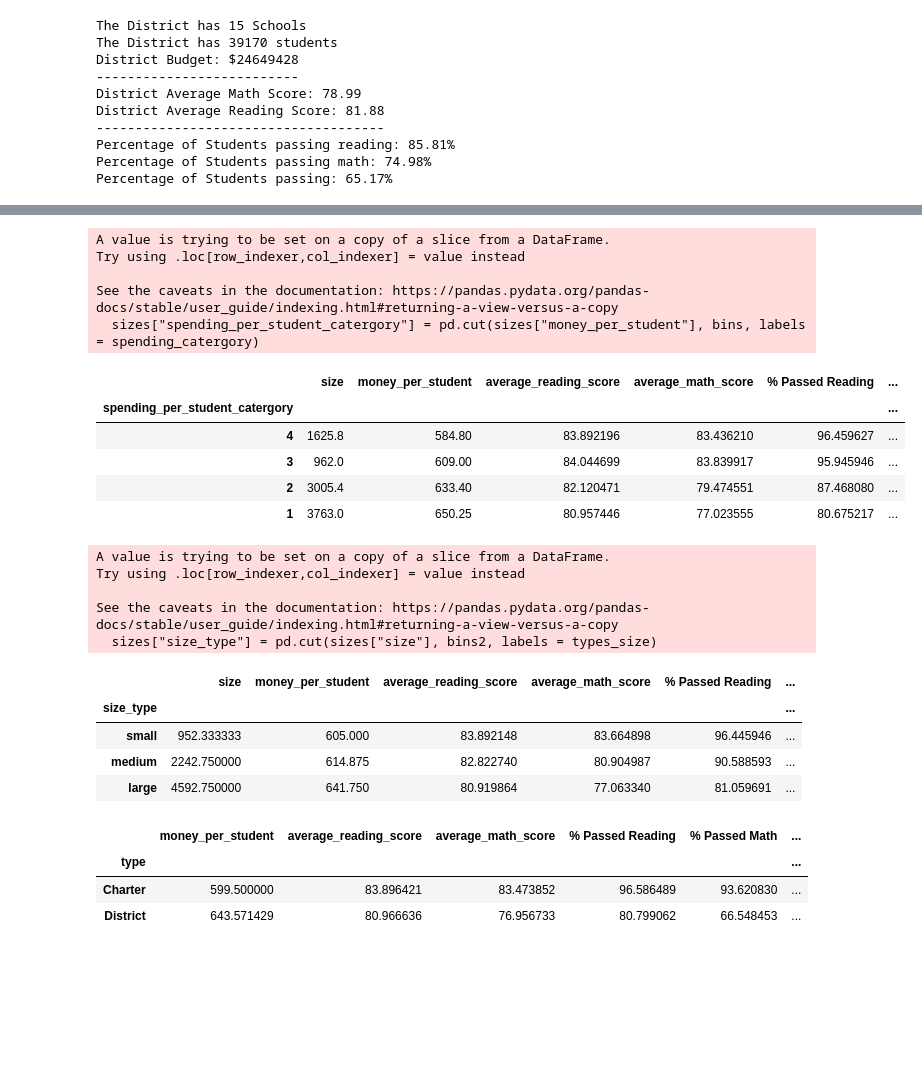
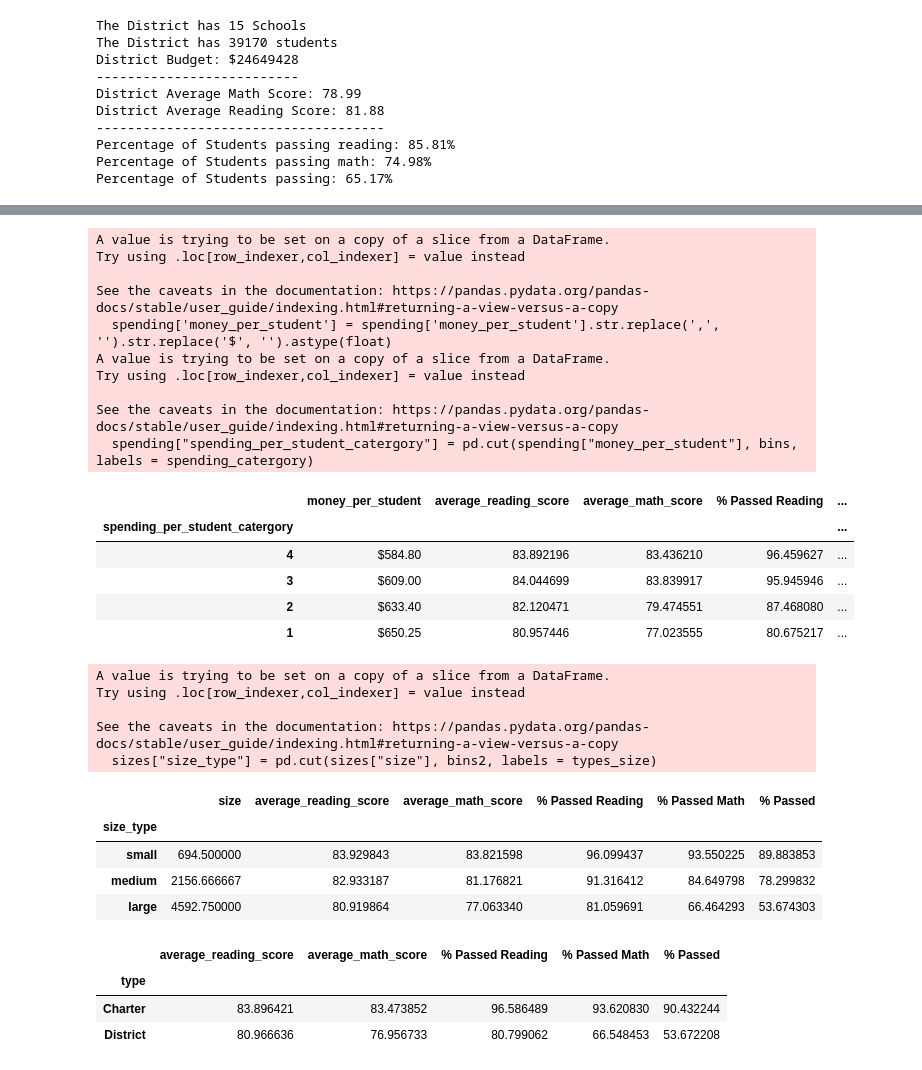
Before and after one commit to J-Schea29/Pandas-Challenge, a Jupyter notebook: Untitled.ipynb, the cells around one changed output, grey strips where cells are left out. Cells and saved outputs as stored; diff of their text form; code cells hidden in the pictures; blank space fills up the shorter version.

```diff
--- a/Untitled.ipynb
+++ b/Untitled.ipynb
@@ -207,6 +179,8 @@ merged_data2["% Passed"] = (merged_data2["total"]/merged_data2["size"]) *int(100
 del merged_data2["passed_reading"]
 del merged_data2["passed_math"]
 del merged_data2["total"]
+merged_data2["budget"] = merged_data2["budget"].astype(float).map("${:,.2f}".format)
+merged_data2["money_per_student"] = merged_data2["money_per_student"].astype(float).map("${:,.2f}".format)
 merged_data2
 # %% [output]
 |  | School ID | school_name | type | size | budget | average_reading_score | average_math_score | ... |
@@ -300,29 +274,39 @@ mean_grade2
 # %%
 #7 Scores by School Spending
 spending = merged_data2[["money_per_student", "average_reading_score",
                       "average_math_score", "% Passed Reading", "% Passed Math", "% Passed"]]
+
+spending['money_per_student'] = spending['money_per_student'].str.replace(',', '').str.replace('$', '').astype(float)
+
 bins = [550, 600, 620, 640, 660]
 spending_catergory = [4, 3, 2, 1]
-sizes["spending_per_student_catergory"] = pd.cut(sizes["money_per_student"], bins, labels = spending_catergory)
-spending_catergory = sizes.groupby(["spending_per_student_catergory"])
-spending_catergory.mean()
+spending["spending_per_student_catergory"] = pd.cut(spending["money_per_student"], bins, labels = spending_catergory)
+spending_catergory = spending.groupby(["spending_per_student_catergory"])
+mean_spending = spending_catergory.mean()
+mean_spending["money_per_student"] = mean_spending["money_per_student"].astype(float).map("${:,.2f}".format)
+mean_spending
 # %% [output]
 A value is trying to be set on a copy of a slice from a DataFrame.
 Try using .loc[row_indexer,col_indexer] = value instead
 
 See the caveats in the documentation: https://pandas.pydata.org/pandas-docs/stable/user_guide/indexing.html#returning-a-view-versus-a-copy
-  sizes["spending_per_student_catergory"] = pd.cut(sizes["money_per_student"], bins, labels = spending_catergory)
+  spending['money_per_student'] = spending['money_per_student'].str.replace(',', '').str.replace('$', '').astype(float)
+A value is trying to be set on a copy of a slice from a DataFrame.
+Try using .loc[row_indexer,col_indexer] = value instead
+
+See the caveats in the documentation: https://pandas.pydata.org/pandas-docs/stable/user_guide/indexing.html#returning-a-view-versus-a-copy
+  spending["spending_per_student_catergory"] = pd.cut(spending["money_per_student"], bins, labels = spending_catergory)
-|  | size | money_per_student | average_reading_score | average_math_score | % Passed Reading | ... |
-| spending_per_student_catergory |  |  |  |  |  | ... |
-| 4 | 1625.8 | 584.80 | 83.892196 | 83.436210 | 96.459627 | ... |
-| 3 | 962.0 | 609.00 | 84.044699 | 83.839917 | 95.945946 | ... |
-| 2 | 3005.4 | 633.40 | 82.120471 | 79.474551 | 87.468080 | ... |
-| 1 | 3763.0 | 650.25 | 80.957446 | 77.023555 | 80.675217 | ... |
+|  | money_per_student | average_reading_score | average_math_score | % Passed Reading | ... |
+| spending_per_student_catergory |  |  |  |  | ... |
+| 4 | $584.80 | 83.892196 | 83.436210 | 96.459627 | ... |
+| 3 | $609.00 | 84.044699 | 83.839917 | 95.945946 | ... |
+| 2 | $633.40 | 82.120471 | 79.474551 | 87.468080 | ... |
+| 1 | $650.25 | 80.957446 | 77.023555 | 80.675217 | ... |
 # %%
 #8 Scores by School Size
-sizes = merged_data2[["size", "money_per_student", "average_reading_score",
+sizes = merged_data2[["size", "average_reading_score",
                       "average_math_score", "% Passed Reading", "% Passed Math", "% Passed"]]
-bins2 = [0, 1500, 3000, 10000000]
+bins2 = [0, 1000, 3000, 10000]
 types_size = ["small", "medium", "large"]
 sizes["size_type"] = pd.cut(sizes["size"], bins2, labels = types_size)
 size_type = sizes.groupby(["size_type"])
@@ -333,20 +317,20 @@ Try using .loc[row_indexer,col_indexer] = value instead
 
 See the caveats in the documentation: https://pandas.pydata.org/pandas-docs/stable/user_guide/indexing.html#returning-a-view-versus-a-copy
   sizes["size_type"] = pd.cut(sizes["size"], bins2, labels = types_size)
-|  | size | money_per_student | average_reading_score | average_math_score | % Passed Reading | ... |
-| size_type |  |  |  |  |  | ... |
-| small | 952.333333 | 605.000 | 83.892148 | 83.664898 | 96.445946 | ... |
-| medium | 2242.750000 | 614.875 | 82.822740 | 80.904987 | 90.588593 | ... |
-| large | 4592.750000 | 641.750 | 80.919864 | 77.063340 | 81.059691 | ... |
+|  | size | average_reading_score | average_math_score | % Passed Reading | % Passed Math | % Passed |
+| size_type |  |  |  |  |  |  |
+| small | 694.500000 | 83.929843 | 83.821598 | 96.099437 | 93.550225 | 89.883853 |
+| medium | 2156.666667 | 82.933187 | 81.176821 | 91.316412 | 84.649798 | 78.299832 |
+| large | 4592.750000 | 80.919864 | 77.063340 | 81.059691 | 66.464293 | 53.674303 |
 # %%
 #9 Scores by School Type
-school_sorted = merged_data2[["type", "money_per_student", "average_reading_score",
+school_sorted = merged_data2[["type", "average_reading_score",
                             "average_math_score", "% Passed Reading", "% Passed Math", "% Passed"]]
 school_sorted = school_sorted.groupby(["type"])
 school_type = school_sorted.mean()
 school_type
 # %% [output]
-|  | money_per_student | average_reading_score | average_math_score | % Passed Reading | % Passed Math | ... |
-| type |  |  |  |  |  | ... |
-| Charter | 599.500000 | 83.896421 | 83.473852 | 96.586489 | 93.620830 | ... |
-| District | 643.571429 | 80.966636 | 76.956733 | 80.799062 | 66.548453 | ... |
+|  | average_reading_score | average_math_score | % Passed Reading | % Passed Math | % Passed |
+| type |  |  |  |  |  |
+| Charter | 83.896421 | 83.473852 | 96.586489 | 93.620830 | 90.432244 |
+| District | 80.966636 | 76.956733 | 80.799062 | 66.548453 | 53.672208 |
```
Also changed, not shown: parts of 9 cells of this notebook.
